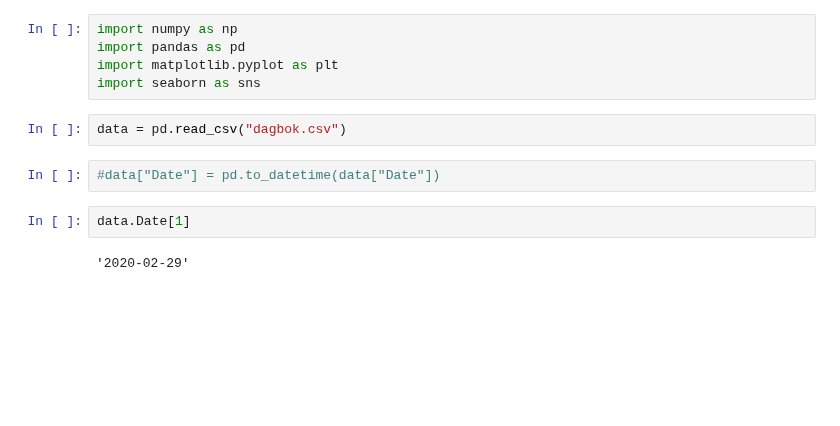
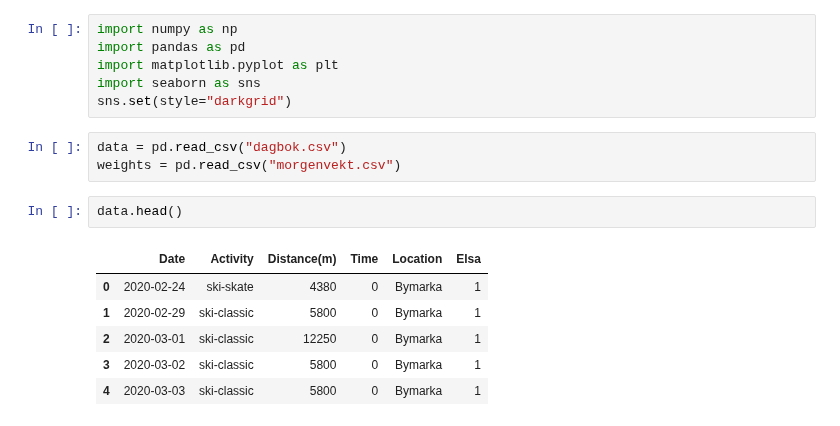
Before and after one commit to Olarm/Treningsdagbok, a Jupyter notebook: oversikt.ipynb, the cells around one changed output. Drawn from its saved outputs; the diff is of its cells as text; blank space fills up the shorter version.

```diff
--- a/oversikt.ipynb
+++ b/oversikt.ipynb
@@ -3,12 +3,17 @@ import numpy as np
 import pandas as pd
 import matplotlib.pyplot as plt
 import seaborn as sns
+sns.set(style="darkgrid")
 # %%
 data = pd.read_csv("dagbok.csv")
+weights = pd.read_csv("morgenvekt.csv")
-# %%
-#data["Date"] = pd.to_datetime(data["Date"])
-# %%
-data.Date[1]
-# %% [output]
-'2020-02-29'
+# %%
+data.head()
+# %% [output]
+|  | Date | Activity | Distance(m) | Time | Location | Elsa |
+| 0 | 2020-02-24 | ski-skate | 4380 | 0 | Bymarka | 1 |
+| 1 | 2020-02-29 | ski-classic | 5800 | 0 | Bymarka | 1 |
+| 2 | 2020-03-01 | ski-classic | 12250 | 0 | Bymarka | 1 |
+| 3 | 2020-03-02 | ski-classic | 5800 | 0 | Bymarka | 1 |
+| 4 | 2020-03-03 | ski-classic | 5800 | 0 | Bymarka | 1 |
 # %%
```
Also changed, not shown: parts of 2 cells of this notebook.
